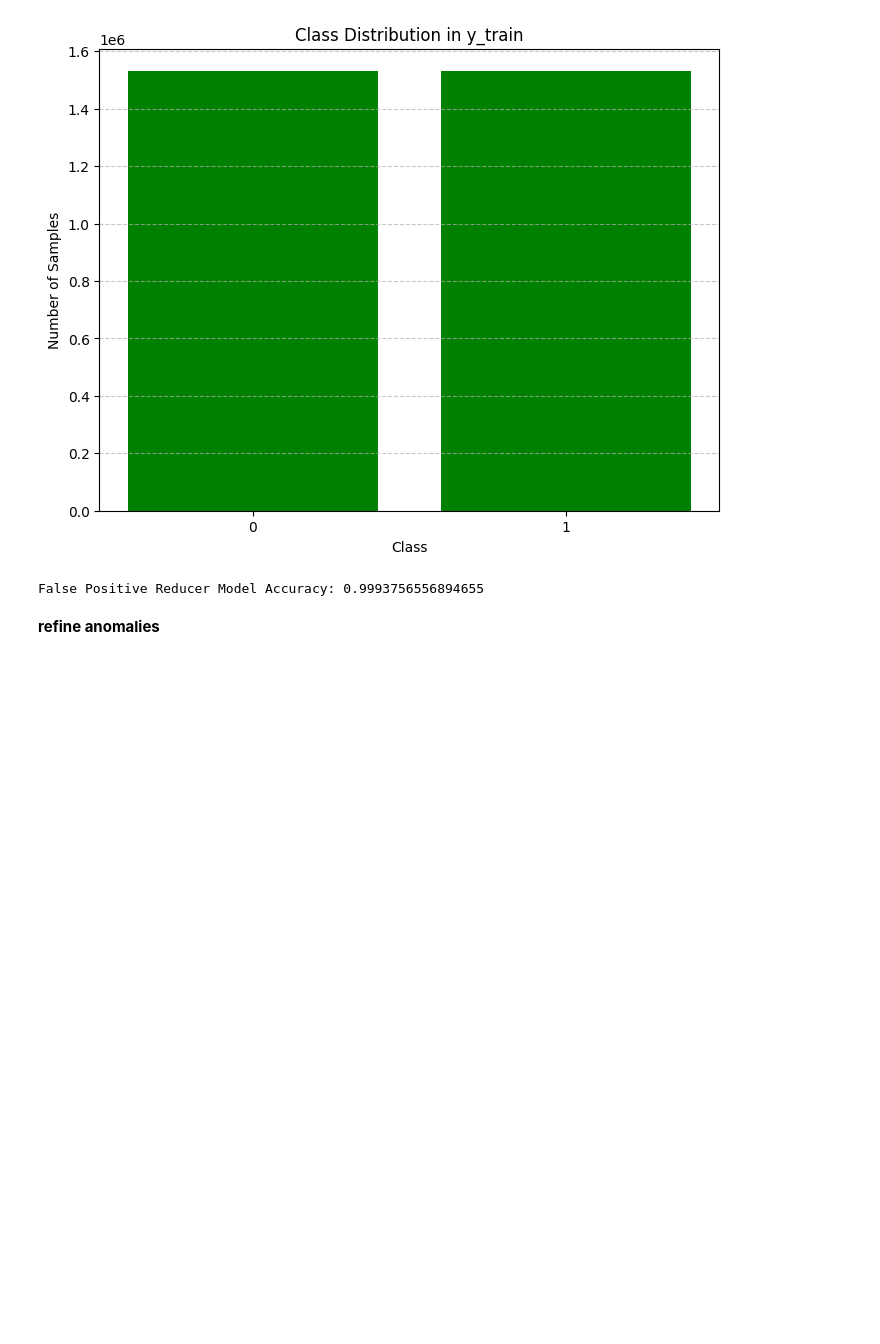
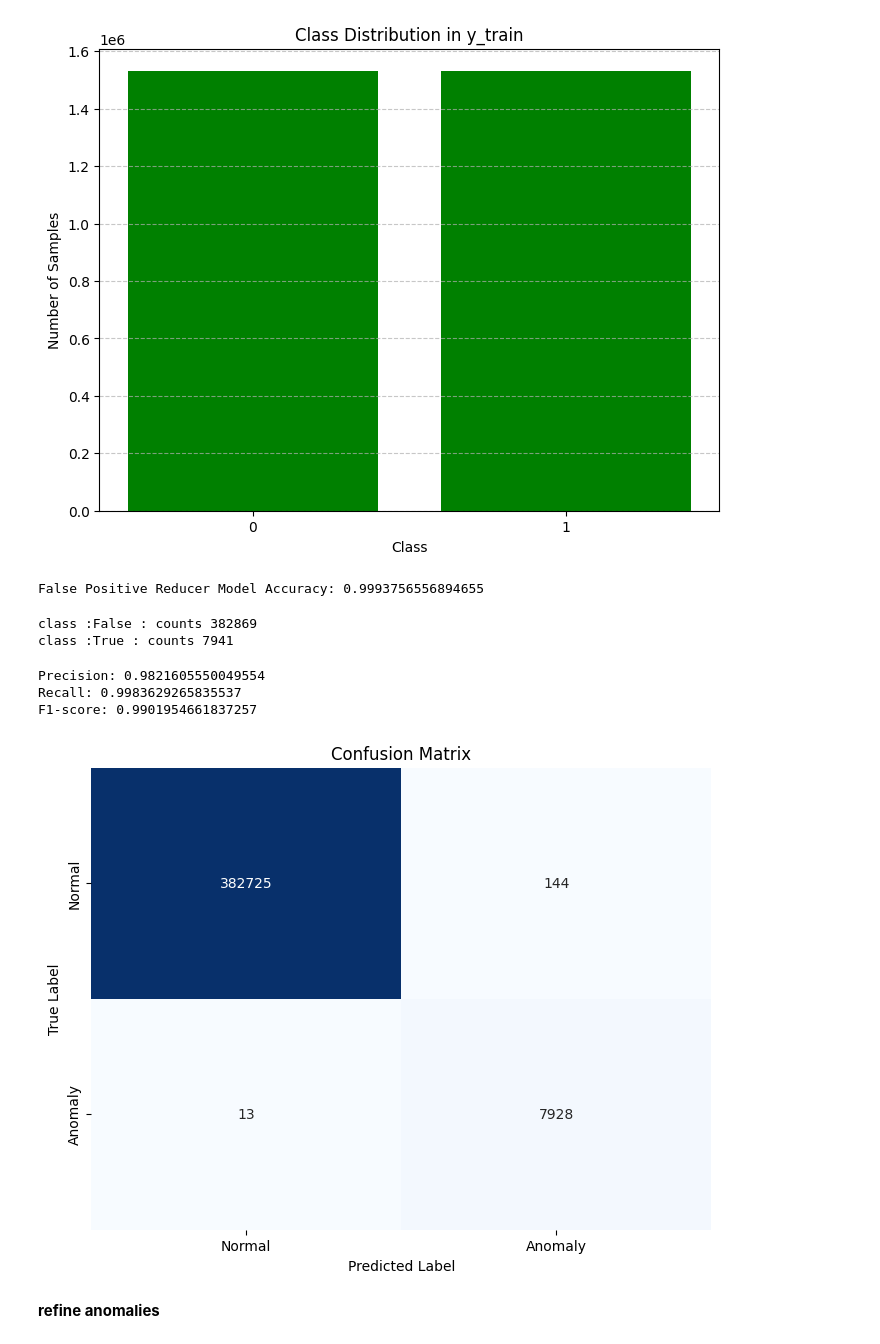
Before and after one commit to Likhon-AI/Anomaly-Detection-Credit-Transaction, a Jupyter notebook: auto_encoder.ipynb, the cells around one changed output. Drawn from its saved outputs; the diff is of its cells as text; code cells hidden in the pictures; blank space fills up the shorter version.

```diff
--- a/auto_encoder.ipynb
+++ b/auto_encoder.ipynb
@@ -468,6 +468,52 @@ accuracy = fpr.score(X_test, y_test)
 print("False Positive Reducer Model Accuracy:", accuracy)
 # %% [output]
 False Positive Reducer Model Accuracy: 0.9993756556894655
+# %%
+c_val, c_counts=np.unique(y_test,return_counts=True)
+for ctype, c in zip(c_val,c_counts):
+    print(f"class :{ctype} : counts {c}")
+# %% [output]
+class :False : counts 382869
+class :True : counts 7941
+# %%
+from sklearn.metrics import precision_score, recall_score, f1_score, confusion_matrix
+y_probs = fpr.predict_proba(X_test)
+
+# threshold
+
+threshold = 0.7  # Adjust the threshold as needed
+
+# Apply the threshold to determine predicted classes
+y_pred = (y_probs[:, 1] > threshold).astype(int)
+# Predict on test data
+# y_pred = fpr.predict(X_test)
+
+# Calculate precision, recall, and F1-score
+precision = precision_score(y_test, y_pred)
+recall = recall_score(y_test, y_pred)
+f1 = f1_score(y_test, y_pred)
+
+# Print precision, recall, and F1-score
+print("Precision:", precision)
+print("Recall:", recall)
+print("F1-score:", f1)
+
+# Calculate confusion matrix
+conf_matrix = confusion_matrix(y_test, y_pred)
+
+# Plot confusion matrix
+plt.figure(figsize=(8, 6))
+sns.heatmap(conf_matrix, annot=True, fmt="d", cmap="Blues", cbar=False,
+            xticklabels=["Normal", "Anomaly"], yticklabels=["Normal", "Anomaly"])
+plt.title("Confusion Matrix")
+plt.xlabel("Predicted Label")
+plt.ylabel("True Label")
+plt.show()
+# %% [output]
+Precision: 0.9821605550049554
+Recall: 0.9983629265835537
+F1-score: 0.9901954661837257
+[figure, added]
 # %% [markdown]
 **refine anomalies**
 # %%
```
Also changed, not shown: parts of 6 cells of this notebook.
